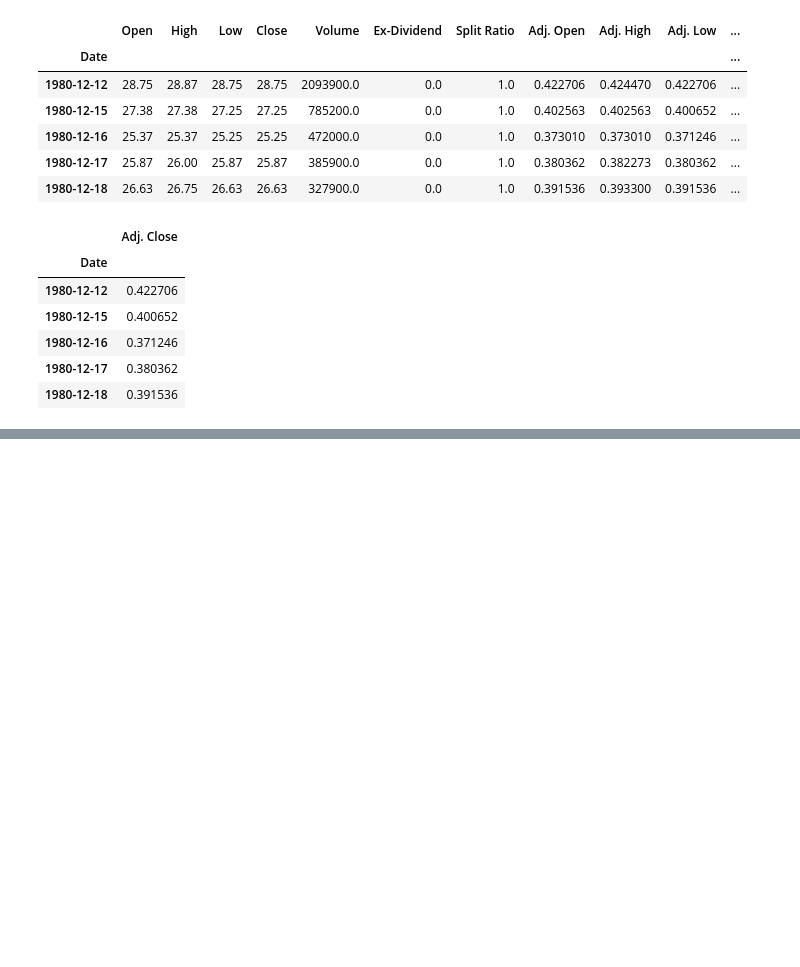
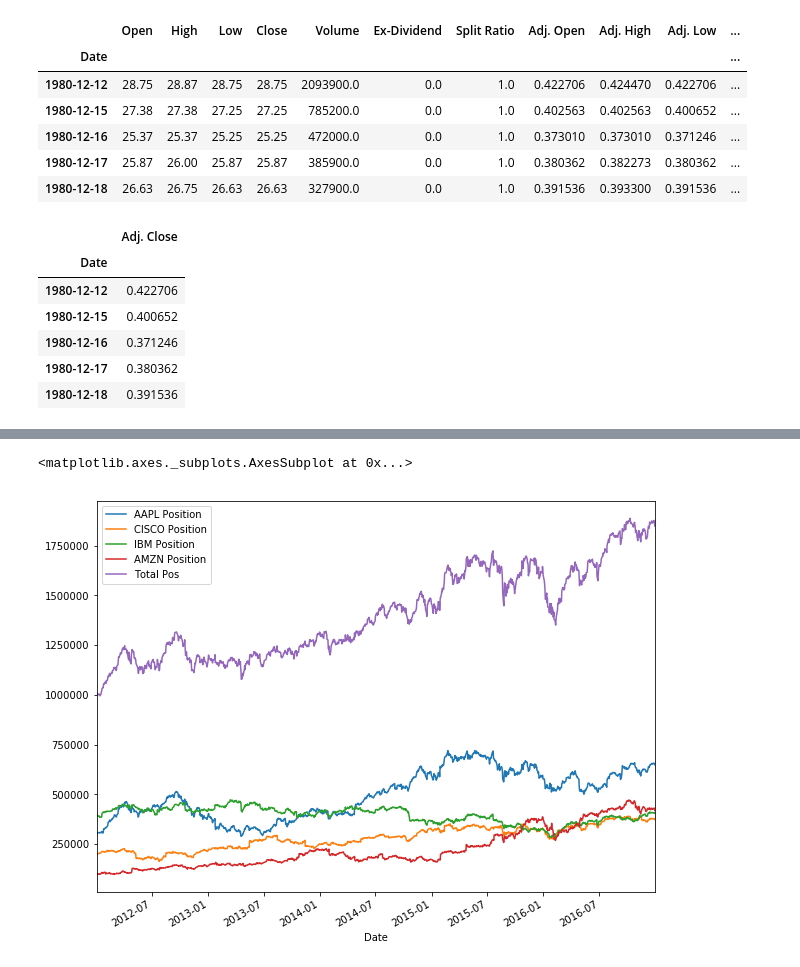
Before and after one commit to vitaliAI/Python-Source-Code, a Jupyter notebook: Python Finance Fundamentals/Python Finance Fundamentals.ipynb, the cells around one changed output, grey strips where cells are left out. Saved outputs shown, nothing was run; the diff lists cells and outputs as text; code cells hidden in the pictures; blank space fills up the shorter version.

```diff
--- a/Python Finance Fundamentals/Python Finance Fundamentals.ipynb
+++ b/Python Finance Fundamentals/Python Finance Fundamentals.ipynb
@@ -68,0 +177,5 @@ aapl.head()
+# %%
+portfolio_val.plot(figsize=(10,8))
+# %% [output]
+<matplotlib.axes._subplots.AxesSubplot at 0x...>
+[figure, added]
```
Also changed, not shown: parts of 25 cells of this notebook.
